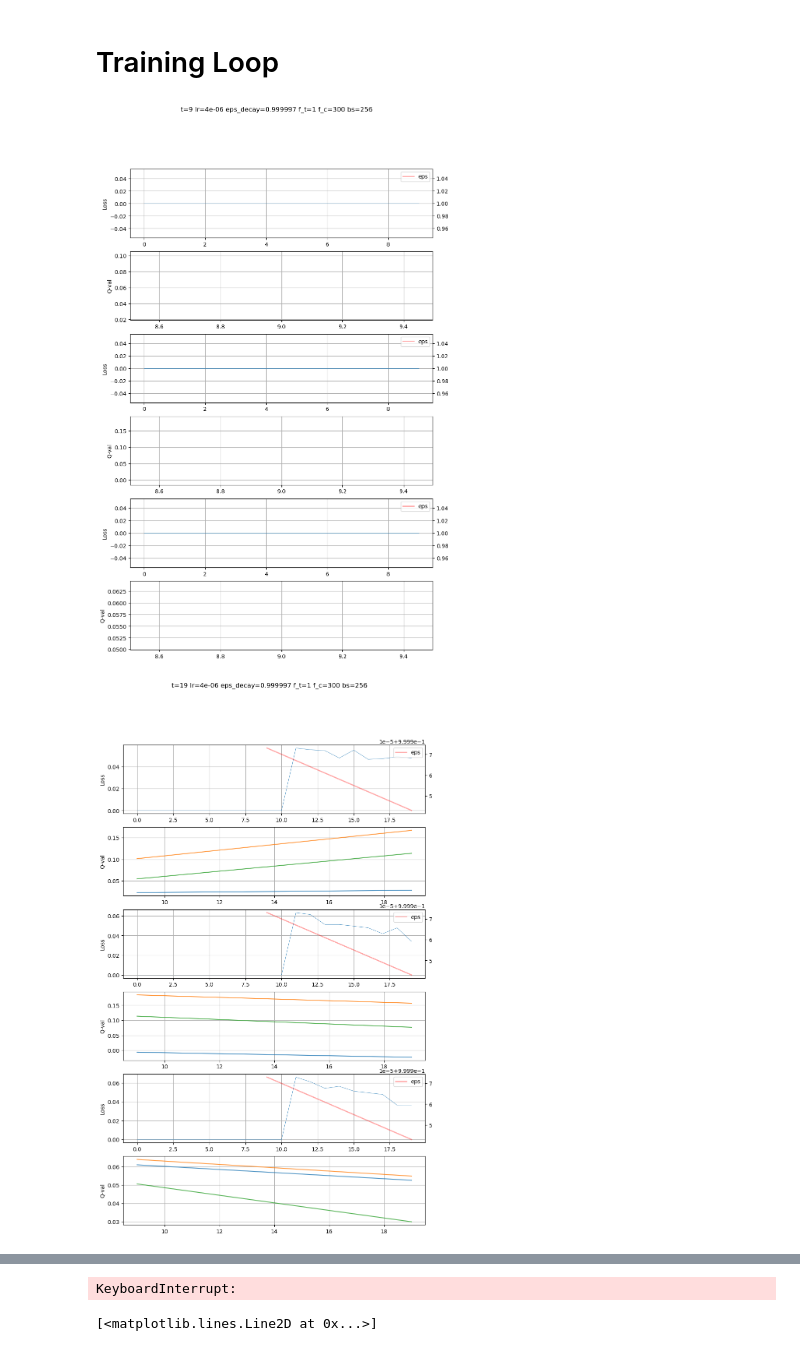
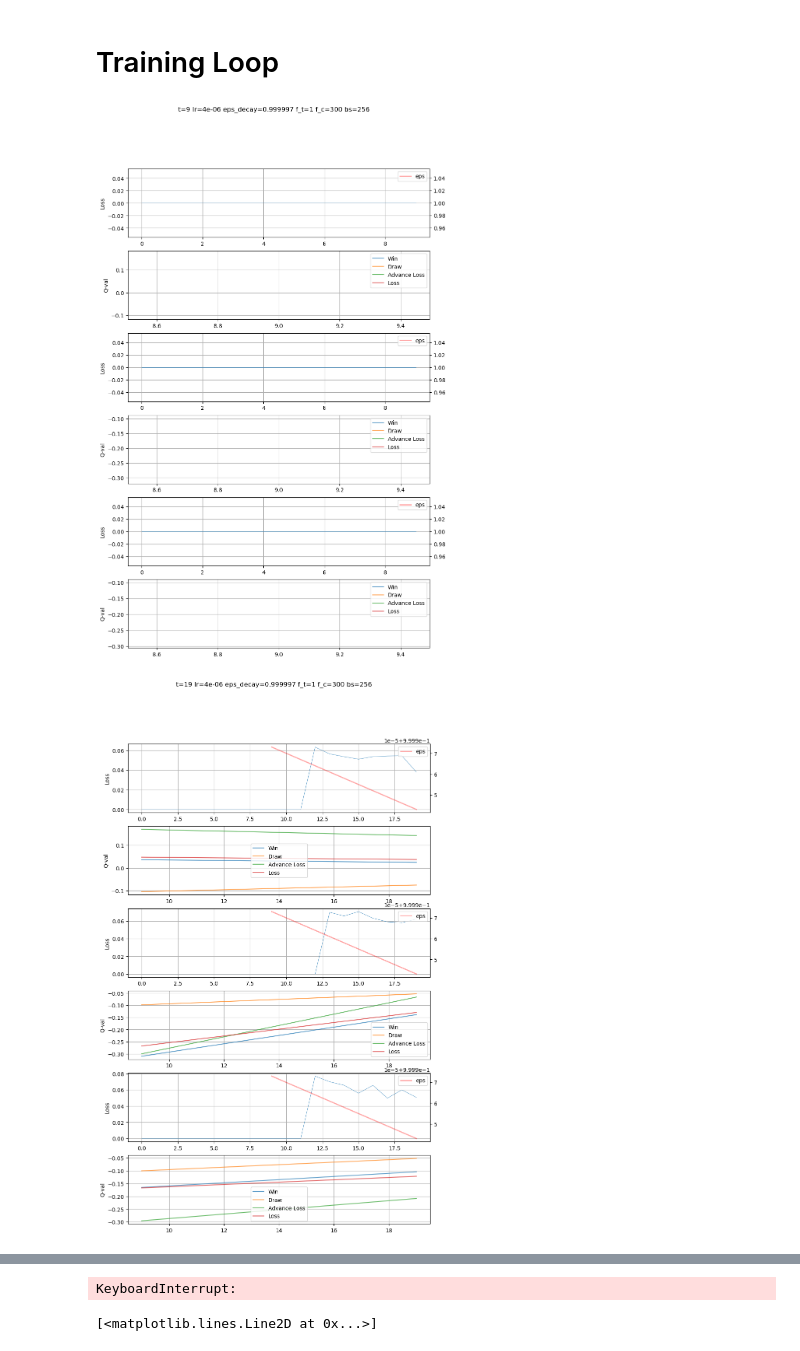
Before and after one commit to Wikcio1618/conn4-rl, a Jupyter notebook: lab.ipynb, the cells around one changed output, grey strips where cells are left out. Drawn from its saved outputs; the diff is of its cells as text; code cells hidden in the pictures.

Commit message:
new qval states to test

```diff
--- a/lab.ipynb
+++ b/lab.ipynb
@@ -40,11 +40,11 @@ eps = 1
 eps_min = 0.1
 eps_decay = 0.999997
 buffer_size = 10**5
-epochs = 10**5
-batch_size = 64*4
+epochs = 10**6
+batch_size = 64
 train_freq = 1
 target_update_freq = 300
-eval_freq = 10
+eval_freq = 100
 checkpoint_freq = epochs // 10
 gamma = 0.98
 lr = 4e-6
@@ -93,7 +93,8 @@ EPS = []
 results = []
 eval_times = []
 eval_scores1 = [], []
-qvals = [[[] for _ in range(3)] for _ in range(num_learning_agents)]
+qvals = [[[] for _ in range(4)] for _ in range(num_learning_agents)]
+qval_labels = ["Win", "Draw", "Advance Loss", 'Loss']
 
 for t in tqdm(range(epochs)):
     for pair in itertools.combinations(agents, 2):
@@ -132,33 +133,34 @@ for t in tqdm(range(epochs)):
     if not (t+1) % checkpoint_freq:
         stamp = datetime.now().strftime("%d%m%y-%H%M%S")
         for i, agent in enumerate(agents):
             if isinstance(agent, LearningAgent):
                 path = rf'logs/cp{(t+1)//checkpoint_freq}_agent{i}_{stamp}.pth'
                 torch.save(main_models[i], path)
 
         plt.figure(figsize=(10, 16))
         plt.suptitle(f't={t} lr={lr:.0e} eps_decay={eps_decay} f_t={train_freq} f_c={target_update_freq} bs={batch_size}')
 
         for i, agent in enumerate(agents):
             if isinstance(agent, LearningAgent):
                 plt.subplot(num_learning_agents * 2, 1, 1+i*2)
                 plt.plot(times, losses[i], linewidth=0.5)
                 plt.ylabel("Loss")
                 plt.grid()
                 ax2 = plt.twinx()
                 ax2.plot(eval_times, EPS, 'r-', label='eps', linewidth=2, alpha = 0.35)
                 ax2.legend()
 
                 plt.subplot(num_learning_agents*2, 1, i*2+2)
                 for j in range(len(q_vals)):
-                    plt.plot(eval_times, qvals[i][j], '-', alpha=0.8)
+                    plt.plot(eval_times, qvals[i][j], '-', alpha=0.7, label=qval_labels[j])
                 plt.ylabel('Q-val')
                 plt.grid()
+                plt.legend()
 
         plt.show()
 
     if eps > eps_min:
         eps *= eps_decay
 # %% [output]
-[figure, old version]
+[figure, new version]
-[figure, old version]
+[figure, new version]
```
Also changed, not shown: parts of 1 cell of this notebook, 4 other files.
